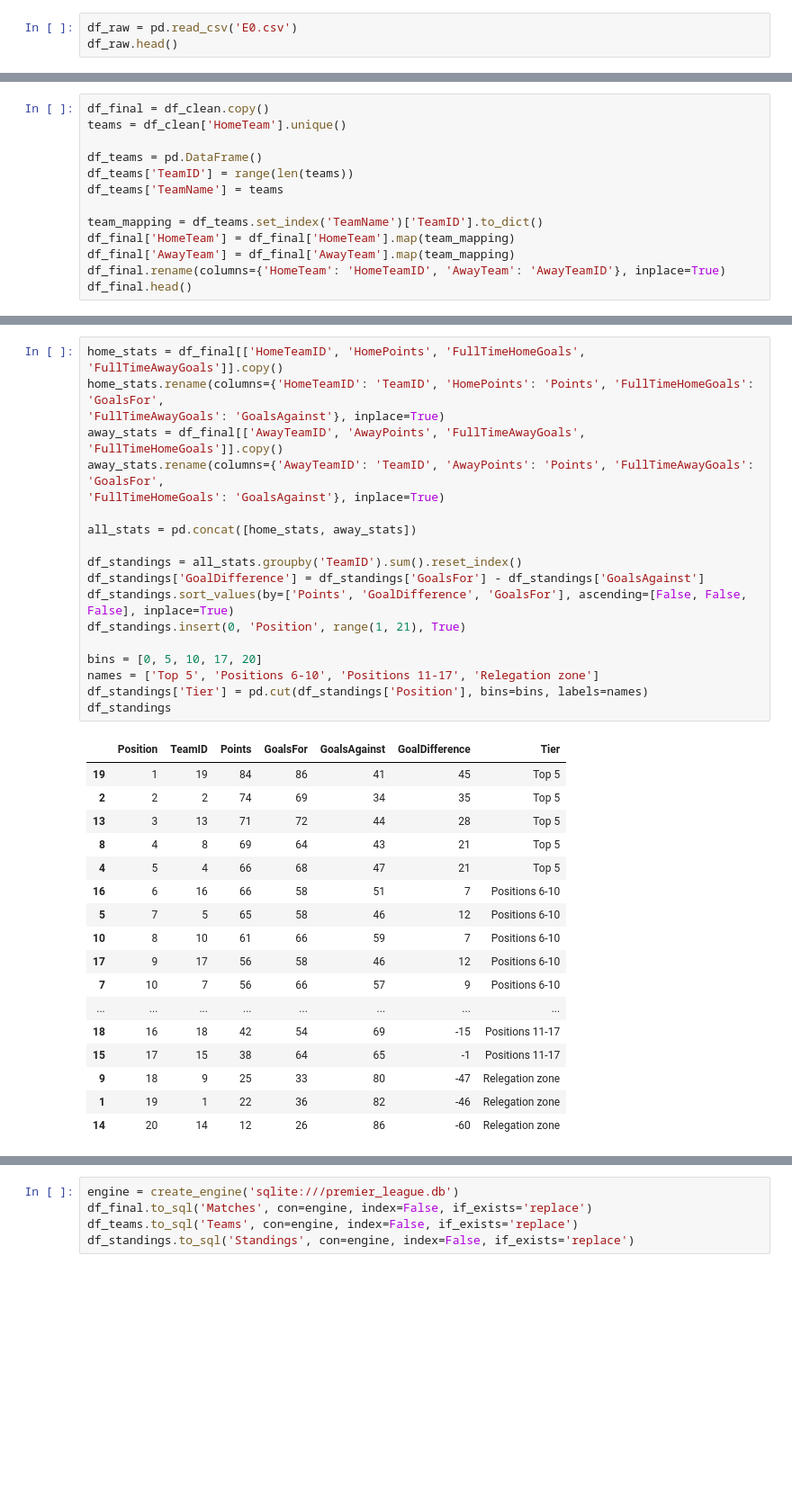
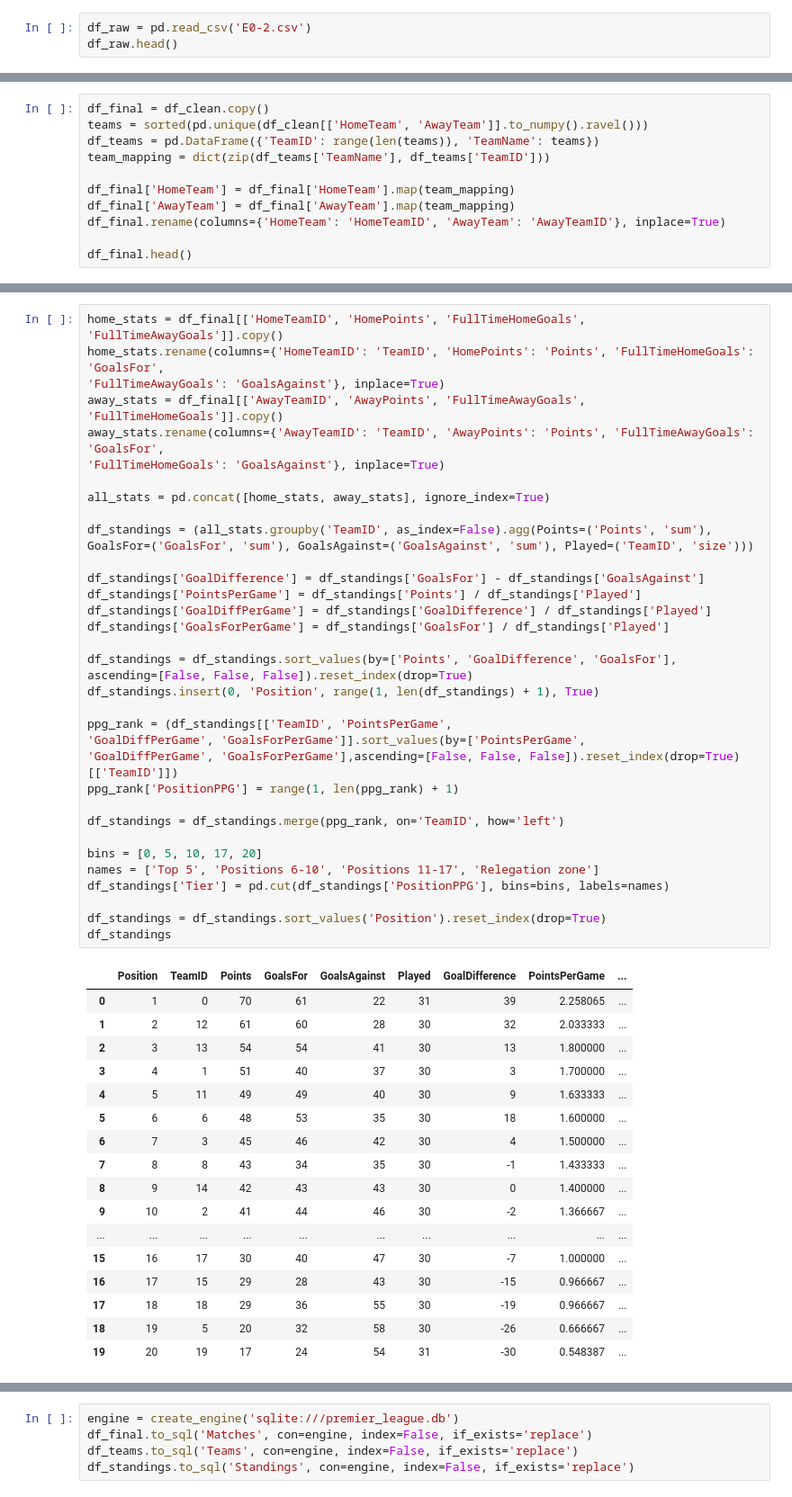
Before and after one commit to Pandkaa/premier-league-2025-26-analytics, a Jupyter notebook: pipeline.ipynb, the cells around one changed output, grey strips where cells are left out. Shown at 90% size. Saved outputs shown, nothing was run; the diff lists cells and outputs as text; blank space fills up the shorter version.

```diff
--- a/pipeline.ipynb
+++ b/pipeline.ipynb
@@ -10,5 +21,5 @@ from adjustText import adjust_text
 # %%
-df_raw = pd.read_csv('E0.csv')
+df_raw = pd.read_csv('E0-2.csv')
 df_raw.head()
 # %% [output]
 |  | Div | Date | Time | HomeTeam | AwayTeam | FTHG | FTAG | FTR | HTHG | HTAG | ... | ... |
@@ -60,14 +95,12 @@ df_clean.head()
 # %%
 df_final = df_clean.copy()
-teams = df_clean['HomeTeam'].unique()
+teams = sorted(pd.unique(df_clean[['HomeTeam', 'AwayTeam']].to_numpy().ravel()))
+df_teams = pd.DataFrame({'TeamID': range(len(teams)), 'TeamName': teams})
+team_mapping = dict(zip(df_teams['TeamName'], df_teams['TeamID']))
 
-df_teams = pd.DataFrame()
-df_teams['TeamID'] = range(len(teams))
-df_teams['TeamName'] = teams
-
-team_mapping = df_teams.set_index('TeamName')['TeamID'].to_dict()
 df_final['HomeTeam'] = df_final['HomeTeam'].map(team_mapping)
 df_final['AwayTeam'] = df_final['AwayTeam'].map(team_mapping)
 df_final.rename(columns={'HomeTeam': 'HomeTeamID', 'AwayTeam': 'AwayTeamID'}, inplace=True)
+
 df_final.head()
 # %% [output]
@@ -82,37 +118,53 @@ df_final.head()
 # %%
 home_stats = df_final[['HomeTeamID', 'HomePoints', 'FullTimeHomeGoals', 'FullTimeAwayGoals']].copy()
 home_stats.rename(columns={'HomeTeamID': 'TeamID', 'HomePoints': 'Points', 'FullTimeHomeGoals': 'GoalsFor',
 'FullTimeAwayGoals': 'GoalsAgainst'}, inplace=True)
 away_stats = df_final[['AwayTeamID', 'AwayPoints', 'FullTimeAwayGoals', 'FullTimeHomeGoals']].copy()
 away_stats.rename(columns={'AwayTeamID': 'TeamID', 'AwayPoints': 'Points', 'FullTimeAwayGoals': 'GoalsFor',
 'FullTimeHomeGoals': 'GoalsAgainst'}, inplace=True)
 
-all_stats = pd.concat([home_stats, away_stats])
+all_stats = pd.concat([home_stats, away_stats], ignore_index=True)
 
-df_standings = all_stats.groupby('TeamID').sum().reset_index()
+df_standings = (all_stats.groupby('TeamID', as_index=False).agg(Points=('Points', 'sum'),
+GoalsFor=('GoalsFor', 'sum'), GoalsAgainst=('GoalsAgainst', 'sum'), Played=('TeamID', 'size')))
+
 df_standings['GoalDifference'] = df_standings['GoalsFor'] - df_standings['GoalsAgainst']
-df_standings.sort_values(by=['Points', 'GoalDifference', 'GoalsFor'], ascending=[False, False, False], inplace=True)
-df_standings.insert(0, 'Position', range(1, 21), True)
+df_standings['PointsPerGame'] = df_standings['Points'] / df_standings['Played']
+df_standings['GoalDiffPerGame'] = df_standings['GoalDifference'] / df_standings['Played']
+df_standings['GoalsForPerGame'] = df_standings['GoalsFor'] / df_standings['Played']
+
+df_standings = df_standings.sort_values(by=['Points', 'GoalDifference', 'GoalsFor'],
+ascending=[False, False, False]).reset_index(drop=True)
+df_standings.insert(0, 'Position', range(1, len(df_standings) + 1), True)
+
+ppg_rank = (df_standings[['TeamID', 'PointsPerGame',
+'GoalDiffPerGame', 'GoalsForPerGame']].sort_values(by=['PointsPerGame',
+'GoalDiffPerGame', 'GoalsForPerGame'],ascending=[False, False, False]).reset_index(drop=True)[['TeamID']])
+ppg_rank['PositionPPG'] = range(1, len(ppg_rank) + 1)
+
+df_standings = df_standings.merge(ppg_rank, on='TeamID', how='left')
 
 bins = [0, 5, 10, 17, 20]
 names = ['Top 5', 'Positions 6-10', 'Positions 11-17', 'Relegation zone']
-df_standings['Tier'] = pd.cut(df_standings['Position'], bins=bins, labels=names)
+df_standings['Tier'] = pd.cut(df_standings['PositionPPG'], bins=bins, labels=names)
+
+df_standings = df_standings.sort_values('Position').reset_index(drop=True)
 df_standings
 # %% [output]
-|  | Position | TeamID | Points | GoalsFor | GoalsAgainst | GoalDifference | Tier |
-| 19 | 1 | 19 | 84 | 86 | 41 | 45 | Top 5 |
-| 2 | 2 | 2 | 74 | 69 | 34 | 35 | Top 5 |
-| 13 | 3 | 13 | 71 | 72 | 44 | 28 | Top 5 |
-| 8 | 4 | 8 | 69 | 64 | 43 | 21 | Top 5 |
-| 4 | 5 | 4 | 66 | 68 | 47 | 21 | Top 5 |
-| 16 | 6 | 16 | 66 | 58 | 51 | 7 | Positions 6-10 |
-| 5 | 7 | 5 | 65 | 58 | 46 | 12 | Positions 6-10 |
-| 10 | 8 | 10 | 61 | 66 | 59 | 7 | Positions 6-10 |
-| 17 | 9 | 17 | 56 | 58 | 46 | 12 | Positions 6-10 |
-| 7 | 10 | 7 | 56 | 66 | 57 | 9 | Positions 6-10 |
-| ... | ... | ... | ... | ... | ... | ... | ... |
-| 18 | 16 | 18 | 42 | 54 | 69 | -15 | Positions 11-17 |
-| 15 | 17 | 15 | 38 | 64 | 65 | -1 | Positions 11-17 |
-| 9 | 18 | 9 | 25 | 33 | 80 | -47 | Relegation zone |
-| 1 | 19 | 1 | 22 | 36 | 82 | -46 | Relegation zone |
-| 14 | 20 | 14 | 12 | 26 | 86 | -60 | Relegation zone |
+|  | Position | TeamID | Points | GoalsFor | GoalsAgainst | Played | GoalDifference | PointsPerGame | ... |
+| 0 | 1 | 0 | 70 | 61 | 22 | 31 | 39 | 2.258065 | ... |
+| 1 | 2 | 12 | 61 | 60 | 28 | 30 | 32 | 2.033333 | ... |
+| 2 | 3 | 13 | 54 | 54 | 41 | 30 | 13 | 1.800000 | ... |
+| 3 | 4 | 1 | 51 | 40 | 37 | 30 | 3 | 1.700000 | ... |
+| 4 | 5 | 11 | 49 | 49 | 40 | 30 | 9 | 1.633333 | ... |
+| 5 | 6 | 6 | 48 | 53 | 35 | 30 | 18 | 1.600000 | ... |
+| 6 | 7 | 3 | 45 | 46 | 42 | 30 | 4 | 1.500000 | ... |
+| 7 | 8 | 8 | 43 | 34 | 35 | 30 | -1 | 1.433333 | ... |
+| 8 | 9 | 14 | 42 | 43 | 43 | 30 | 0 | 1.400000 | ... |
+| 9 | 10 | 2 | 41 | 44 | 46 | 30 | -2 | 1.366667 | ... |
+| ... | ... | ... | ... | ... | ... | ... | ... | ... | ... |
+| 15 | 16 | 17 | 30 | 40 | 47 | 30 | -7 | 1.000000 | ... |
+| 16 | 17 | 15 | 29 | 28 | 43 | 30 | -15 | 0.966667 | ... |
+| 17 | 18 | 18 | 29 | 36 | 55 | 30 | -19 | 0.966667 | ... |
+| 18 | 19 | 5 | 20 | 32 | 58 | 30 | -26 | 0.666667 | ... |
+| 19 | 20 | 19 | 17 | 24 | 54 | 31 | -30 | 0.548387 | ... |
```
Also changed, not shown: parts of 24 cells of this notebook, 2 other files.
